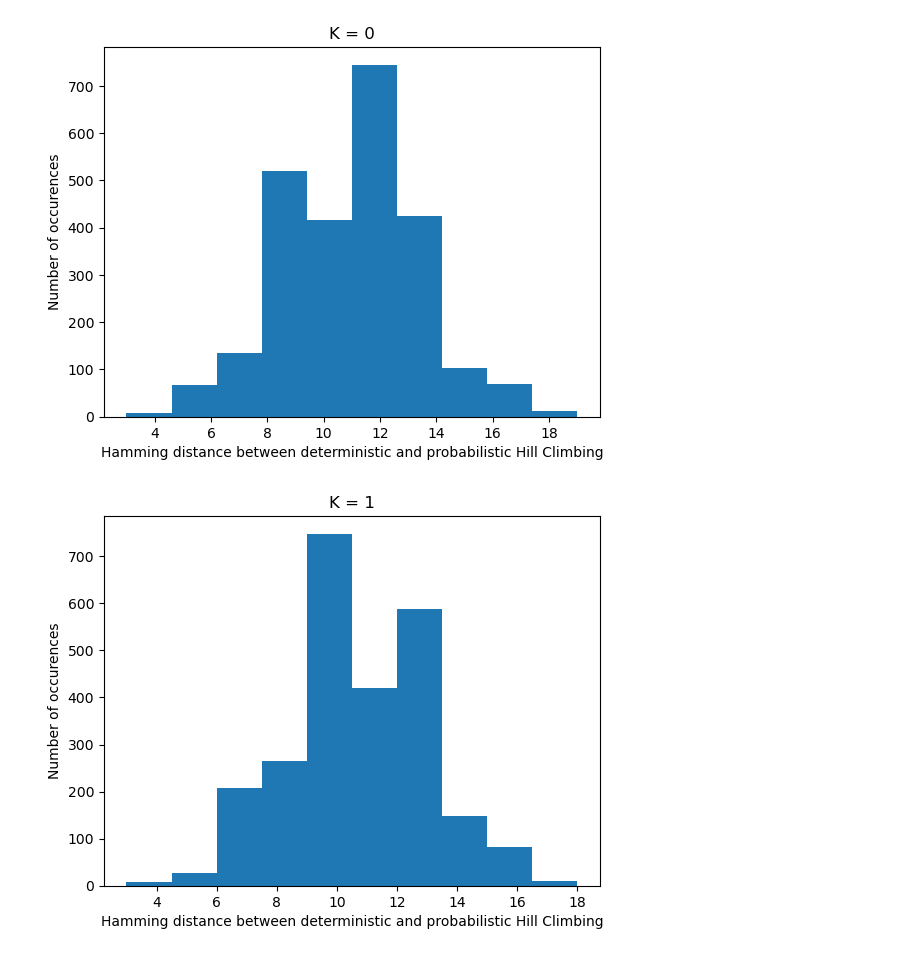
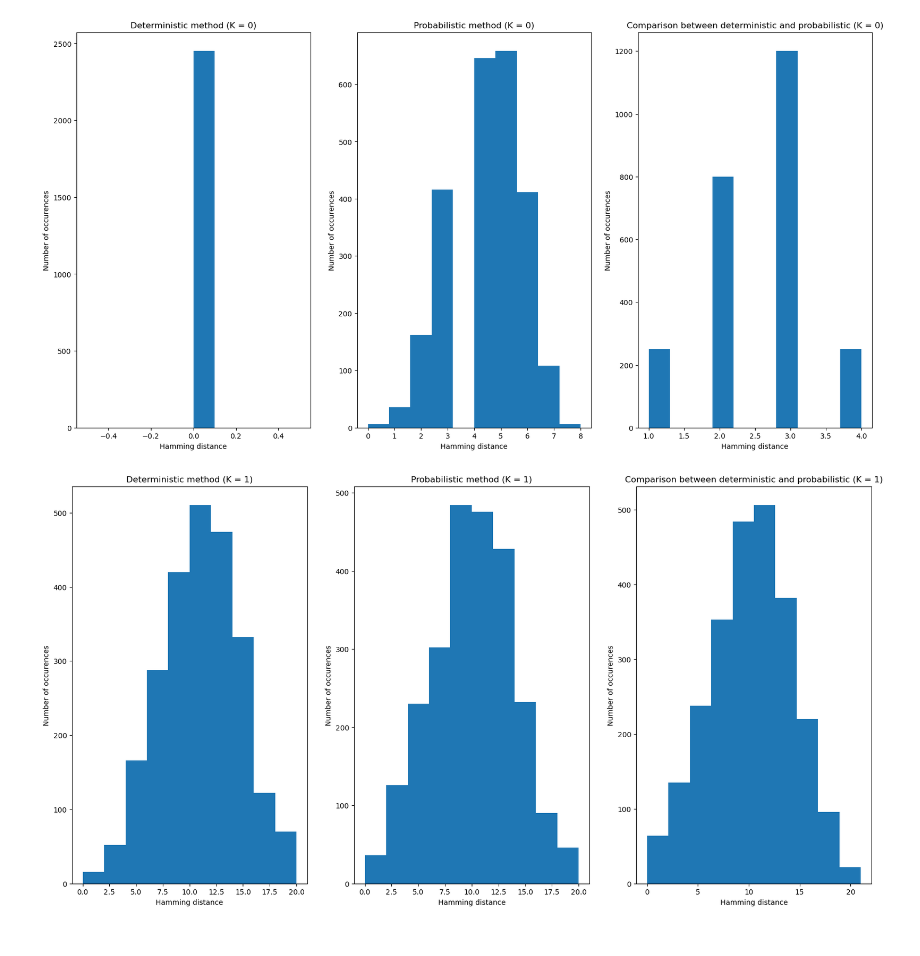
Before and after one commit to Arkanthara/metaheuristics_for_optimization, a Jupyter notebook: NAME_TP1_2022.ipynb, the cells around one changed output. Drawn from its saved outputs; the diff is of its cells as text; code cells hidden in the pictures.

```diff
--- a/NAME_TP1_2022.ipynb
+++ b/NAME_TP1_2022.ipynb
@@ -210,17 +219,19 @@ def probabilistic_hillclimb(sequence, K):
     best_sequence = []
     best_fitness = []
     step_number = 10 * probabilistic_steps[K]
+    current = sequence
+    current_fitness = compute_fitness(current, K)
     for i in range(step_number):
-        list_neighbors = [ j for j in neighbors(sequence)]
-        list_fitness = [compute_fitness(j, K) for j in list_neighbors]
-        P_fitness = list_fitness / np.sum(list_fitness)
-        sequence = random.choices(list_neighbors, weights = P_fitness, k = 1)[0]
+        list_neighbors = list(neighbors(current))
+        list_neighbors_fitness = np.array([compute_fitness(j, K) for j in list_neighbors])
+        P_fitness = list_neighbors_fitness / np.sum(list_neighbors_fitness)
+        current = random.choices(list_neighbors, weights = P_fitness, k = 1)[0]
 
-        best_fitness.append(max(list_fitness))
-        best_sequence.append(list_neighbors[list_fitness.index(max(list_fitness))])
+        best_fitness.append(max(list_neighbors_fitness))
+        best_sequence.append(list_neighbors[np.argmax(list_neighbors_fitness)])
 
     result_fitness = max(best_fitness)
-    result_sequence = best_sequence[best_fitness.index(result_fitness)]
+    result_sequence = best_sequence[np.argmax(best_fitness)]
 
     return result_sequence, result_fitness, step_number
 
@@ -261,21 +274,37 @@ def hamming_distance(sequence1, sequence2):
 # %%
 ## TODO : Plot and analyze pairwise hamming distances for all methods and K values
 
 for K in range(3):
     y_1 = np.array(deterministic_samples[K])[:, 0]
     y_2 = np.array(probabilistic_samples[K])[:, 0]
     assert len(y_1) == len(y_2)
-    histogram = []
+    histogram_1 = []
+    histogram_2 = []
+    histogram_comparison = []
     for i in range(len(y_1)):
         for j in range(len(y_2)):
-            histogram.append(hamming_distance(y_1[i], y_2[j]))
+            if i != j:
+                histogram_1.append(hamming_distance(y_1[i], y_1[j]))
+                histogram_2.append(hamming_distance(y_2[i], y_2[j]))
+            histogram_comparison.append(hamming_distance(y_1[i], y_2[j]))
 
-    plt.figure()
-    plt.title(f"K = {K}")
-    plt.hist(histogram)
-    plt.xlabel("Hamming distance between deterministic and probabilistic Hill Climbing")
+    plt.figure(figsize=(20,10))
+    plt.subplot(1, 3, 1)
+    plt.title(f"Deterministic method (K = {K})")
+    plt.xlabel("Hamming distance")
     plt.ylabel("Number of occurences")
+    plt.hist(histogram_1)
+    plt.subplot(1, 3, 2)
+    plt.title(f"Probabilistic method (K = {K})")
+    plt.xlabel("Hamming distance")
+    plt.ylabel("Number of occurences")
+    plt.hist(histogram_2)
+    plt.subplot(1, 3, 3)
+    plt.title(f"Comparison between deterministic and probabilistic (K = {K})")
+    plt.xlabel("Hamming distance")
+    plt.ylabel("Number of occurences")
+    plt.hist(histogram_comparison)
     plt.show()
 # %% [output]
-[figure, old version]
+[figure, new version]
-[figure, old version]
+[figure, new version]
```
Also changed, not shown: parts of 8 cells of this notebook.
